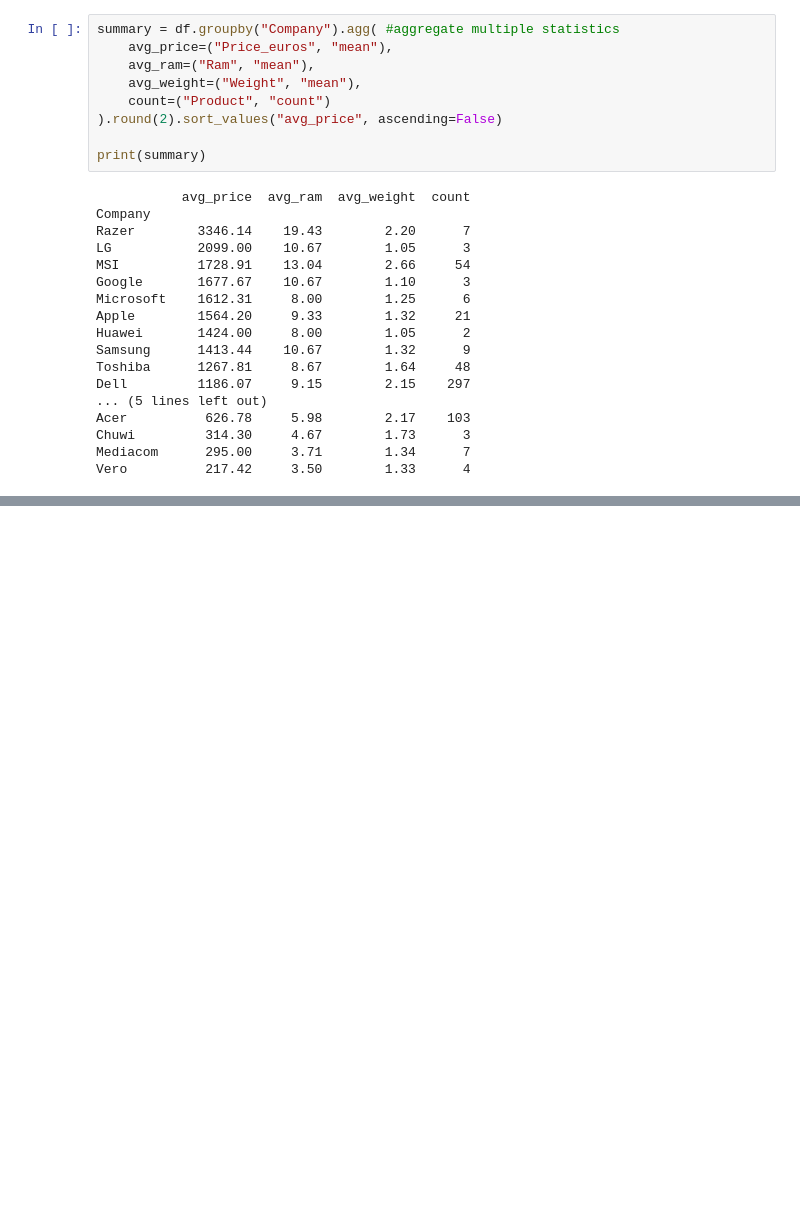
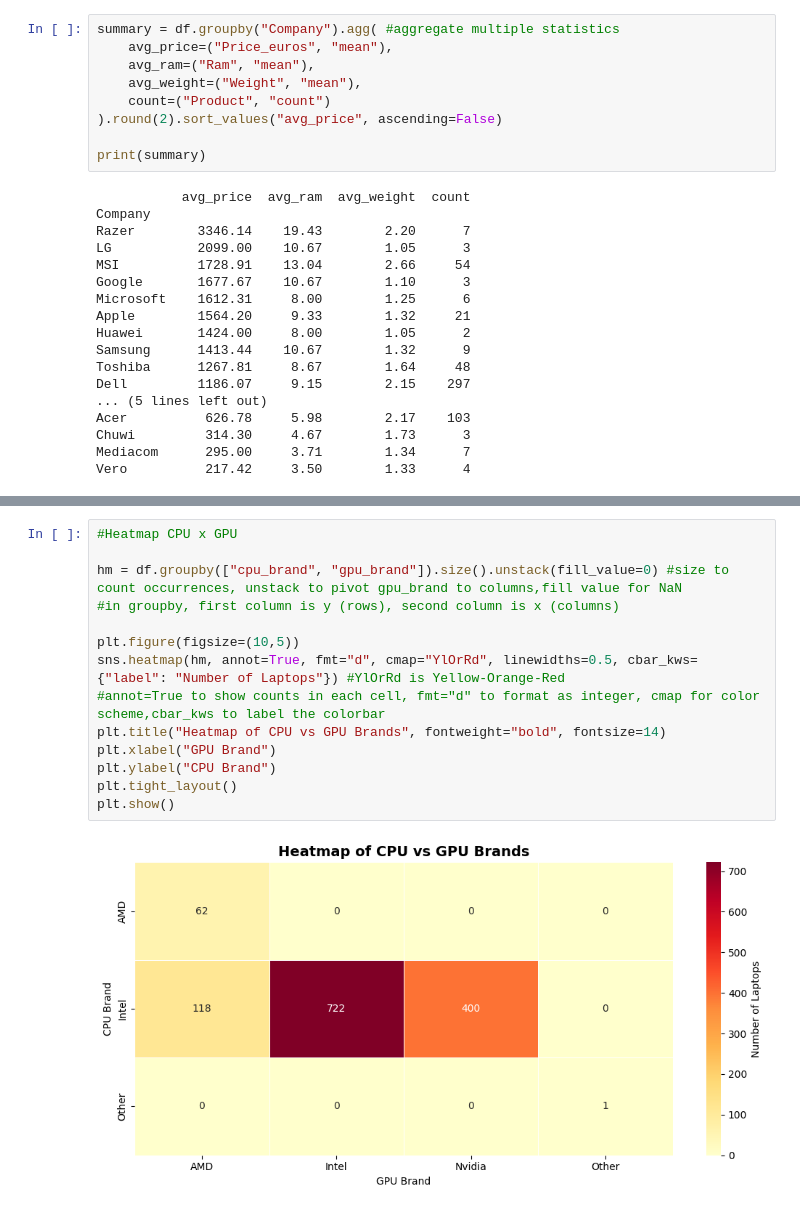
Before and after one commit to luongtheduc1605/Laptop-Price-Analysis, a Jupyter notebook: laptop_analysis.ipynb, the cells around one changed output, grey strips where cells are left out. Drawn from its saved outputs; the diff is of its cells as text; blank space fills up the shorter version.

```diff
--- a/laptop_analysis.ipynb
+++ b/laptop_analysis.ipynb
@@ -223,0 +339,16 @@ Exploratory data analysis of 1303 laptops across 19 brand.
+# %%
+#Heatmap CPU x GPU
+
+hm = df.groupby(["cpu_brand", "gpu_brand"]).size().unstack(fill_value=0) #size to count occurrences, unstack to pivot gpu_brand to columns,fill value for NaN
+#in groupby, first column is y (rows), second column is x (columns)
+
+plt.figure(figsize=(10,5))
+sns.heatmap(hm, annot=True, fmt="d", cmap="YlOrRd", linewidths=0.5, cbar_kws={"label": "Number of Laptops"}) #YlOrRd is Yellow-Orange-Red
+#annot=True to show counts in each cell, fmt="d" to format as integer, cmap for color scheme,cbar_kws to label the colorbar
+plt.title("Heatmap of CPU vs GPU Brands", fontweight="bold", fontsize=14)
+plt.xlabel("GPU Brand")
+plt.ylabel("CPU Brand")
+plt.tight_layout()
+plt.show()
+# %% [output]
+[figure, added]
```
Also changed, not shown: parts of 9 cells of this notebook.
